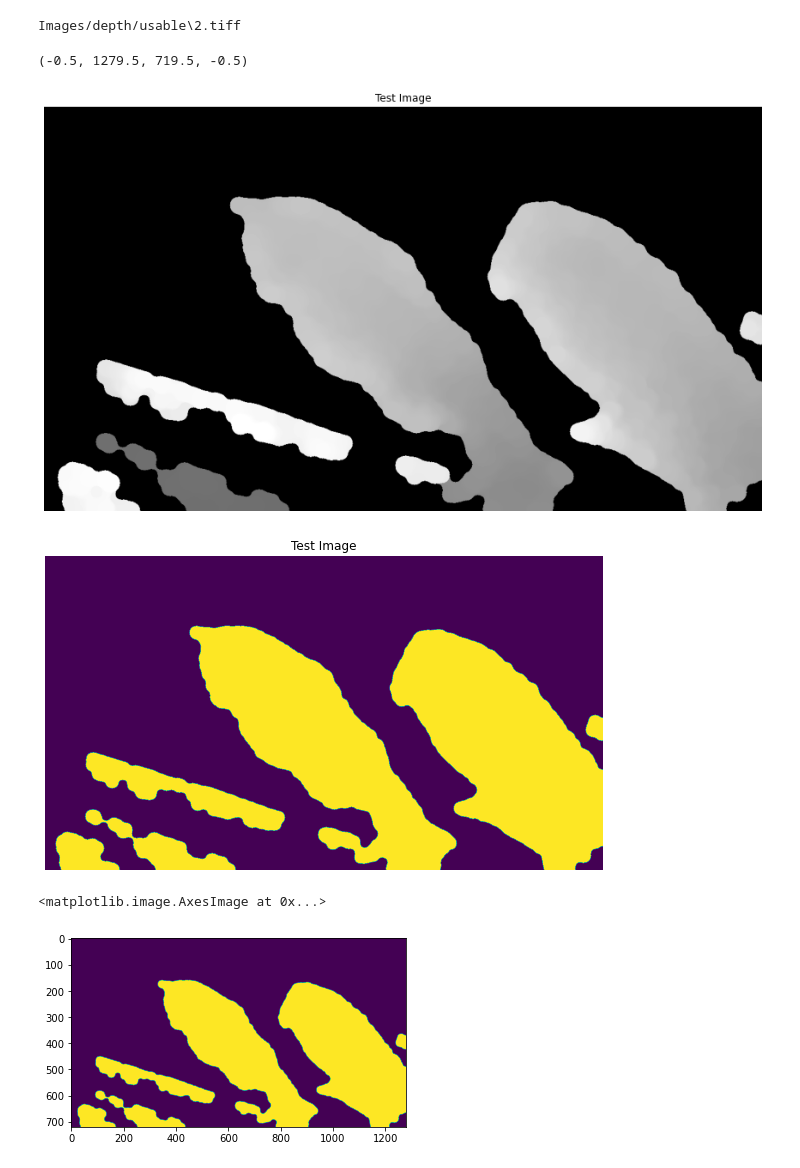
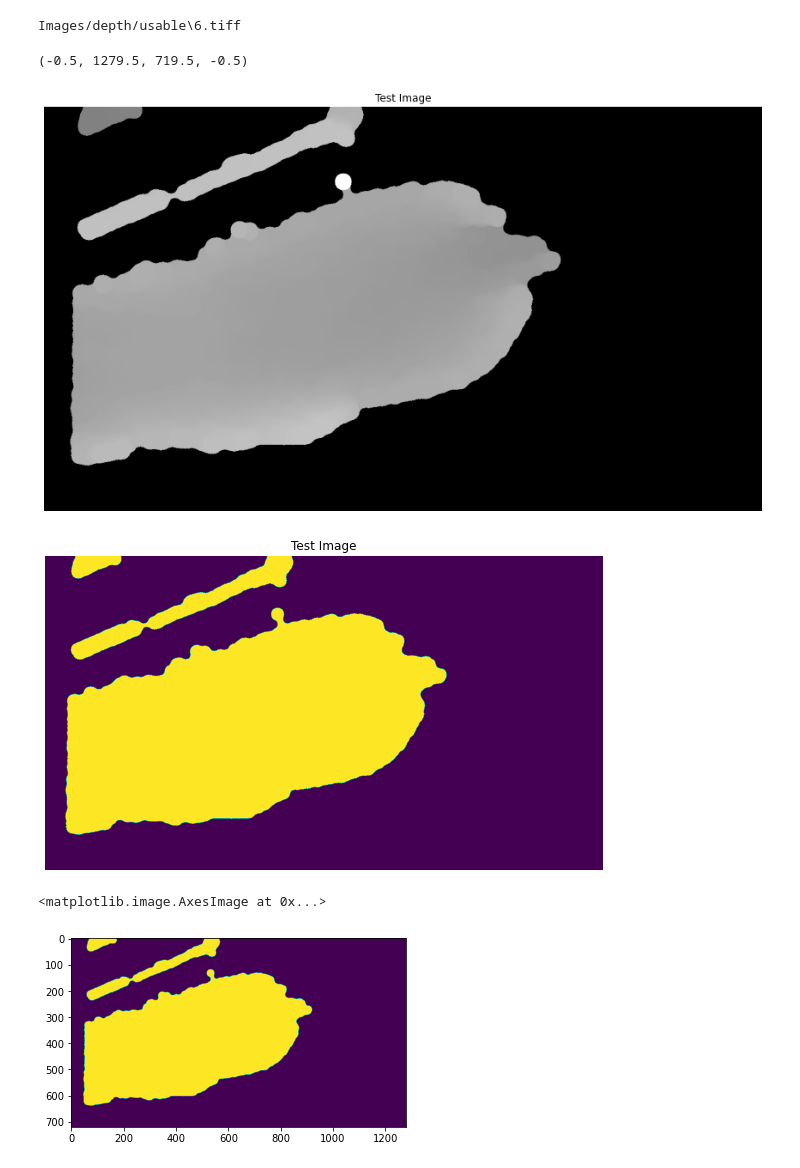
Before and after one commit to zwinkler/Automated-BCS, a Jupyter notebook: Automated BCS.ipynb, the cells around one changed output. Saved outputs shown, nothing was run; the diff lists cells and outputs as text; code cells hidden in the pictures.

```diff
--- a/Automated BCS.ipynb
+++ b/Automated BCS.ipynb
@@ -15,7 +15,7 @@ import math
 # %%
 #inputs---------------------------------
 
-img_num = 2
+img_num = 5
 img_names = glob.glob('Images/depth/usable/*')
 img = imageio.imread(img_names[img_num])
 
@@ -30,41 +30,41 @@ if np.shape(np.shape(img))[0] == 3:
 #functions-----------------------------
 max_dist = np.max(img)
 min_dist = np.min(img)
 #img_post = np.where((img>min_dist-100) & (img<max_dist-400), img, 0)
 
 otsu_thresh = skimage.filters.threshold_otsu(img)
 img_post = np.where(img< otsu_thresh, img, 0)
 img_post = skimage.morphology.remove_small_objects(img_post, 64)
 img_post = skimage.morphology.opening(img_post, skimage.morphology.disk(15))
 img_post = skimage.morphology.closing(img_post, skimage.morphology.disk(10))
 # otsu_thresh = skimage.filters.threshold_otsu(img_post)
 # print(otsu_thresh)
 # img_post = np.where(img_post< otsu_thresh, img_post, 0)
 
 
 
 
 img_mask = np.where(img_post != 0, 1, 0)
 
 plt.figure(figsize=(15,15))
 plt.imshow(img_post, cmap='gray')
 plt.title("Test Image")
 plt.axis('off')
 
 plt.figure(figsize=(10,10))
 plt.imshow(img_mask)
 plt.title("Test Image")
 plt.axis('off')
 # %% [output]
-Images/depth/usable\2.tiff
+Images/depth/usable\6.tiff
 (-0.5, 1279.5, 719.5, -0.5)
-[figure, old version]
+[figure, new version]
-[figure, old version]
+[figure, new version]
 # %%
 plt.imshow(img_mask)
 # %% [output]
 <matplotlib.image.AxesImage at 0x...>
-[figure, old version]
+[figure, new version]
 # %%
 #Segmentation for FD
 
```
Also changed, not shown: parts of 16 cells of this notebook.
